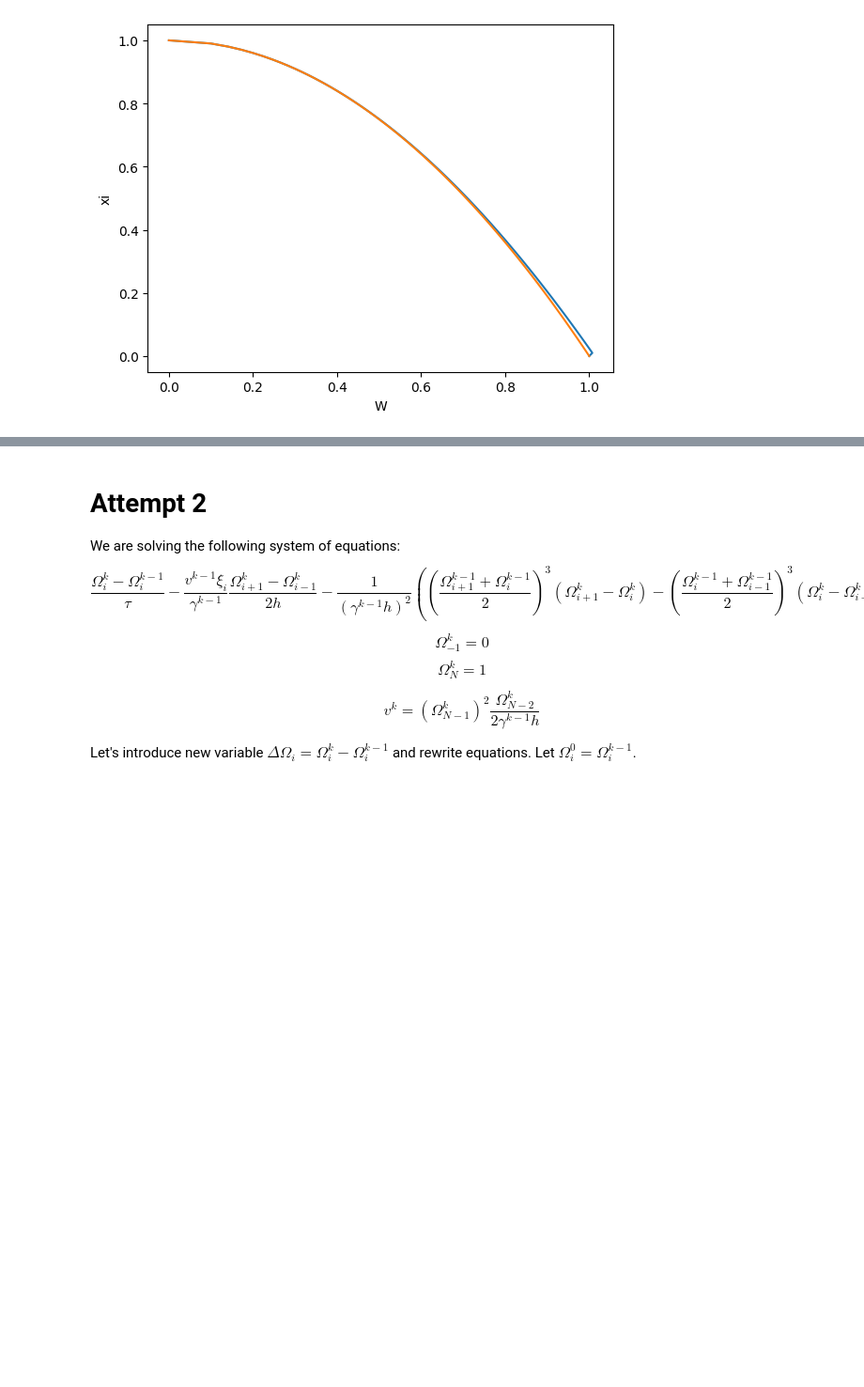
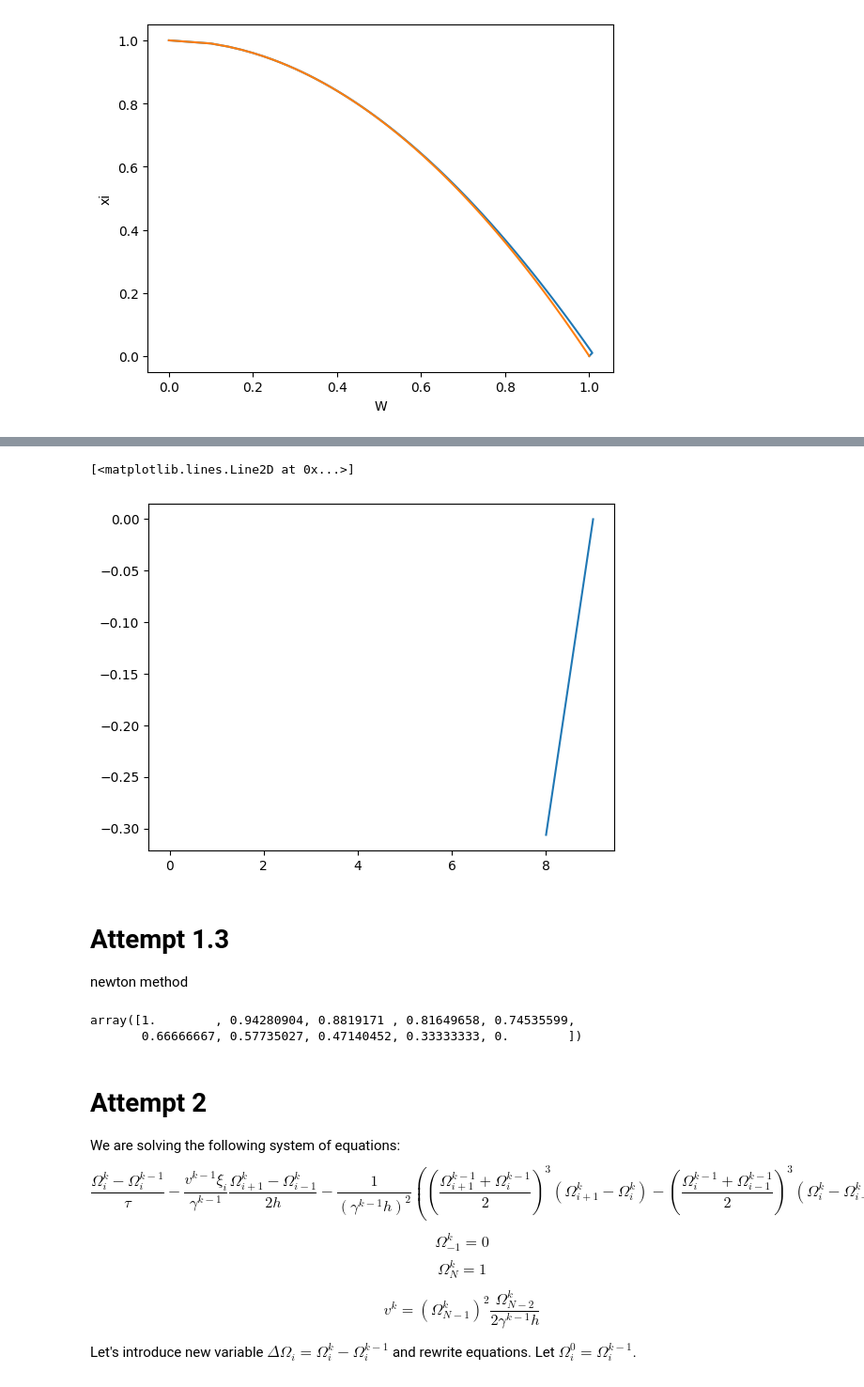
Before and after one commit to dashadem/CO2lovers, a Jupyter notebook: nonlinear.ipynb, the cells around one changed output, grey strips where cells are left out. Shown at 94% size. Drawn from its saved outputs; the diff is of its cells as text; code cells hidden in the pictures; blank space fills up the shorter version.

Commit message:
new attempts

```diff
--- a/nonlinear.ipynb
+++ b/nonlinear.ipynb
@@ -96,3 +205,16 @@ Text(0, 0.5, 'xi')
+# %%
+plt.plot(W - W0)
+# %% [output]
+[<matplotlib.lines.Line2D at 0x...>]
+[figure, added]
+# %% [markdown]
+# Attempt 1.3
+newton method
+# %%
+W0
+# %% [output]
+array([1.        , 0.94280904, 0.8819171 , 0.81649658, 0.74535599,
+       0.66666667, 0.57735027, 0.47140452, 0.33333333, 0.        ])
 # %% [markdown]
 # Attempt 2
 We are solving the following system of equations:
```
Also changed, not shown: parts of 21 cells of this notebook.
